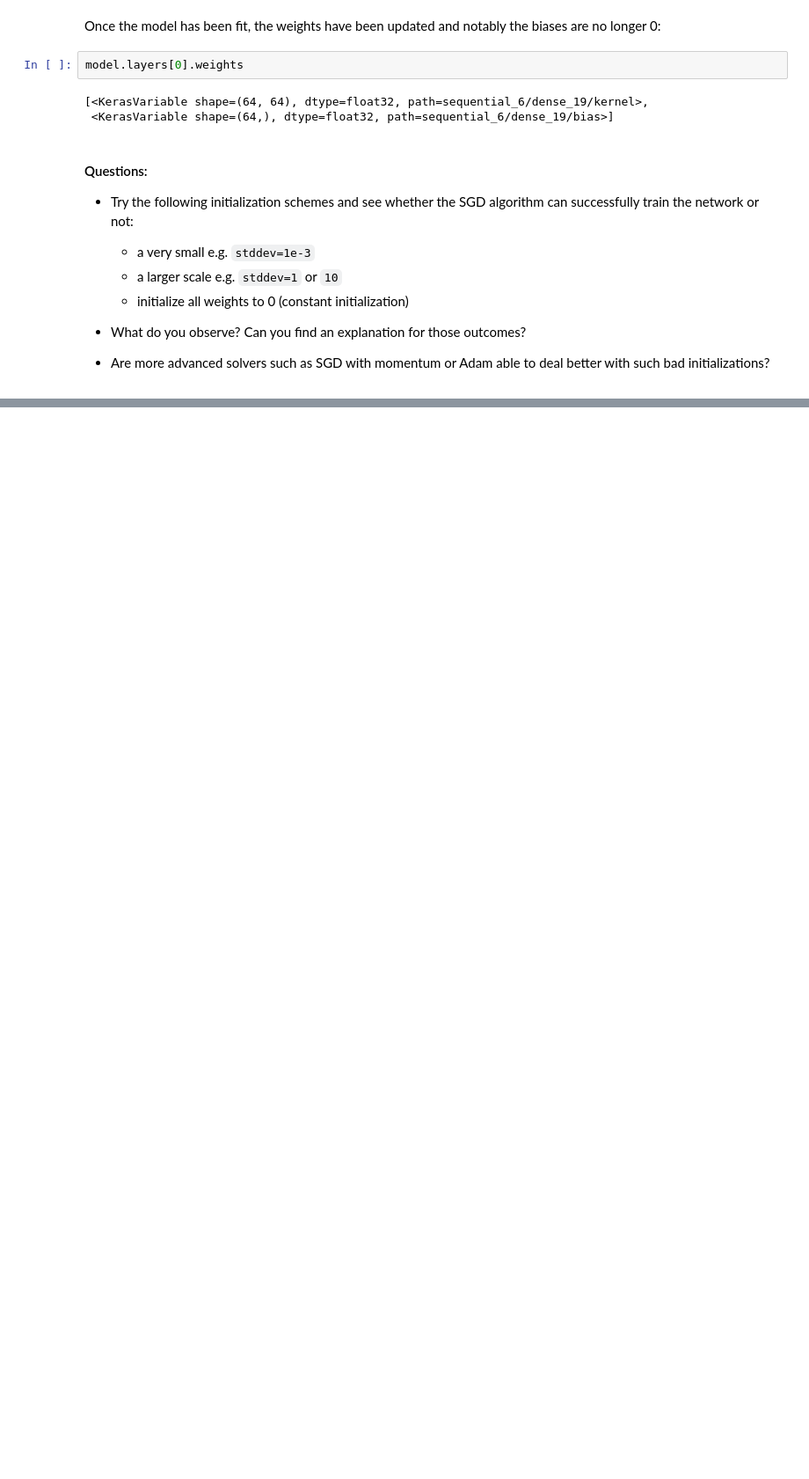
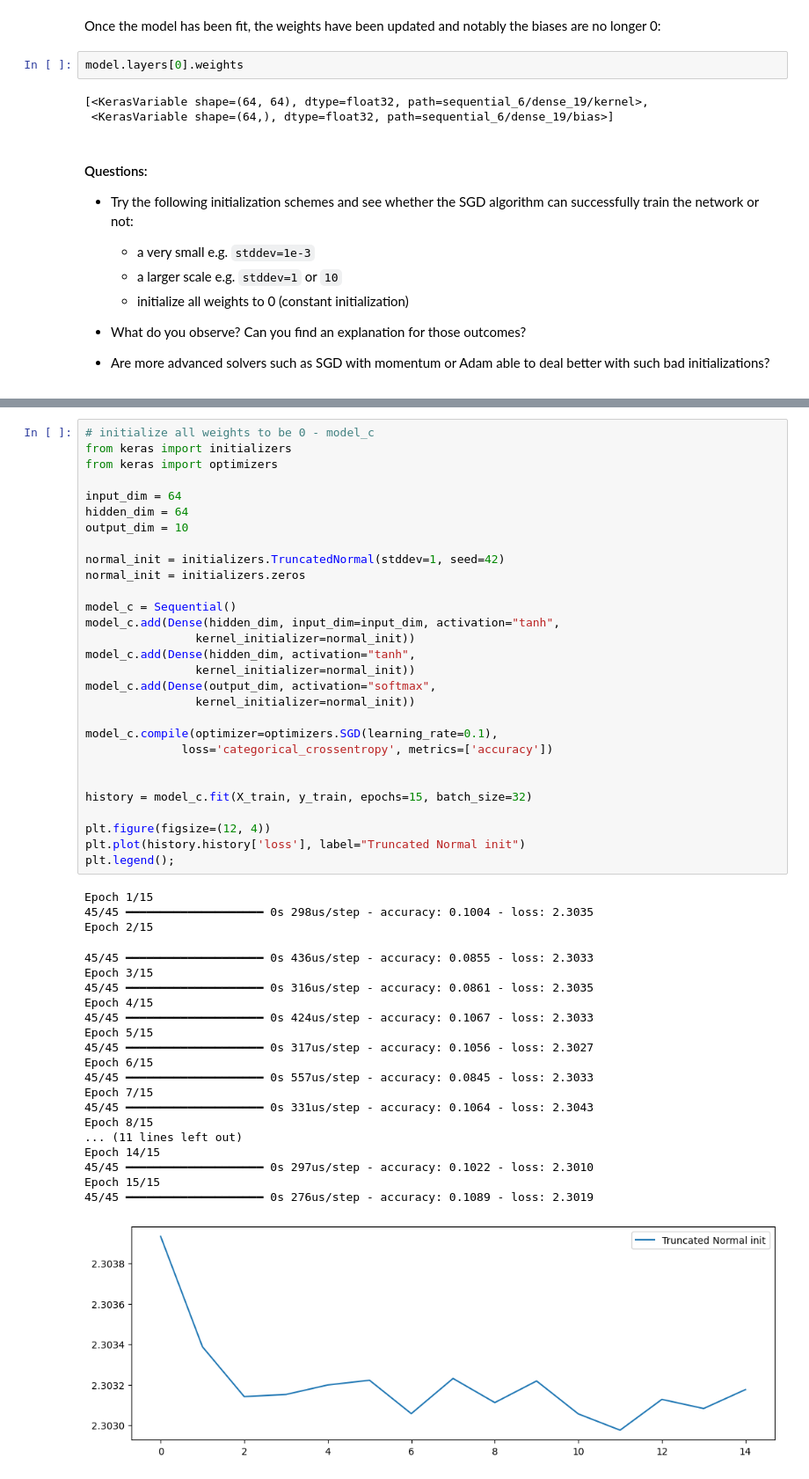
Before and after one commit to omaralfaqih6/deep_learning, a Jupyter notebook: 01_materials/labs/lab_1.ipynb, the cells around one changed output, grey strips where cells are left out. Shown at 88% size. Drawn from its saved outputs; the diff is of its cells as text; blank space fills up the shorter version.

```diff
--- a/01_materials/labs/lab_1.ipynb
+++ b/01_materials/labs/lab_1.ipynb
@@ -866,0 +957,51 @@ model.compile(optimizer=optimizers.SGD(learning_rate=0.1),
+# %%
+# initialize all weights to be 0 - model_c
+from keras import initializers
+from keras import optimizers
+
+input_dim = 64
+hidden_dim = 64
+output_dim = 10
+
+normal_init = initializers.TruncatedNormal(stddev=1, seed=42)
+normal_init = initializers.zeros
+
+model_c = Sequential()
+model_c.add(Dense(hidden_dim, input_dim=input_dim, activation="tanh",
+                kernel_initializer=normal_init))
+model_c.add(Dense(hidden_dim, activation="tanh",
+                kernel_initializer=normal_init))
+model_c.add(Dense(output_dim, activation="softmax",
+                kernel_initializer=normal_init))
+
+model_c.compile(optimizer=optimizers.SGD(learning_rate=0.1),
+              loss='categorical_crossentropy', metrics=['accuracy'])
+
+
+history = model_c.fit(X_train, y_train, epochs=15, batch_size=32)
+
+plt.figure(figsize=(12, 4))
+plt.plot(history.history['loss'], label="Truncated Normal init")
+plt.legend();
+# %% [output]
+Epoch 1/15
+45/45 ━━━━━━━━━━━━━━━━━━━━ 0s 298us/step - accuracy: 0.1004 - loss: 2.3035
+Epoch 2/15
+45/45 ━━━━━━━━━━━━━━━━━━━━ 0s 436us/step - accuracy: 0.0855 - loss: 2.3033
+Epoch 3/15
+45/45 ━━━━━━━━━━━━━━━━━━━━ 0s 316us/step - accuracy: 0.0861 - loss: 2.3035
+Epoch 4/15
+45/45 ━━━━━━━━━━━━━━━━━━━━ 0s 424us/step - accuracy: 0.1067 - loss: 2.3033
+Epoch 5/15
+45/45 ━━━━━━━━━━━━━━━━━━━━ 0s 317us/step - accuracy: 0.1056 - loss: 2.3027
+Epoch 6/15
+45/45 ━━━━━━━━━━━━━━━━━━━━ 0s 557us/step - accuracy: 0.0845 - loss: 2.3033
+Epoch 7/15
+45/45 ━━━━━━━━━━━━━━━━━━━━ 0s 331us/step - accuracy: 0.1064 - loss: 2.3043
+Epoch 8/15
+... (11 lines left out)
+Epoch 14/15
+45/45 ━━━━━━━━━━━━━━━━━━━━ 0s 297us/step - accuracy: 0.1022 - loss: 2.3010
+Epoch 15/15
+45/45 ━━━━━━━━━━━━━━━━━━━━ 0s 276us/step - accuracy: 0.1089 - loss: 2.3019
+[figure, added]
```
Also changed, not shown: parts of 8 cells of this notebook.
